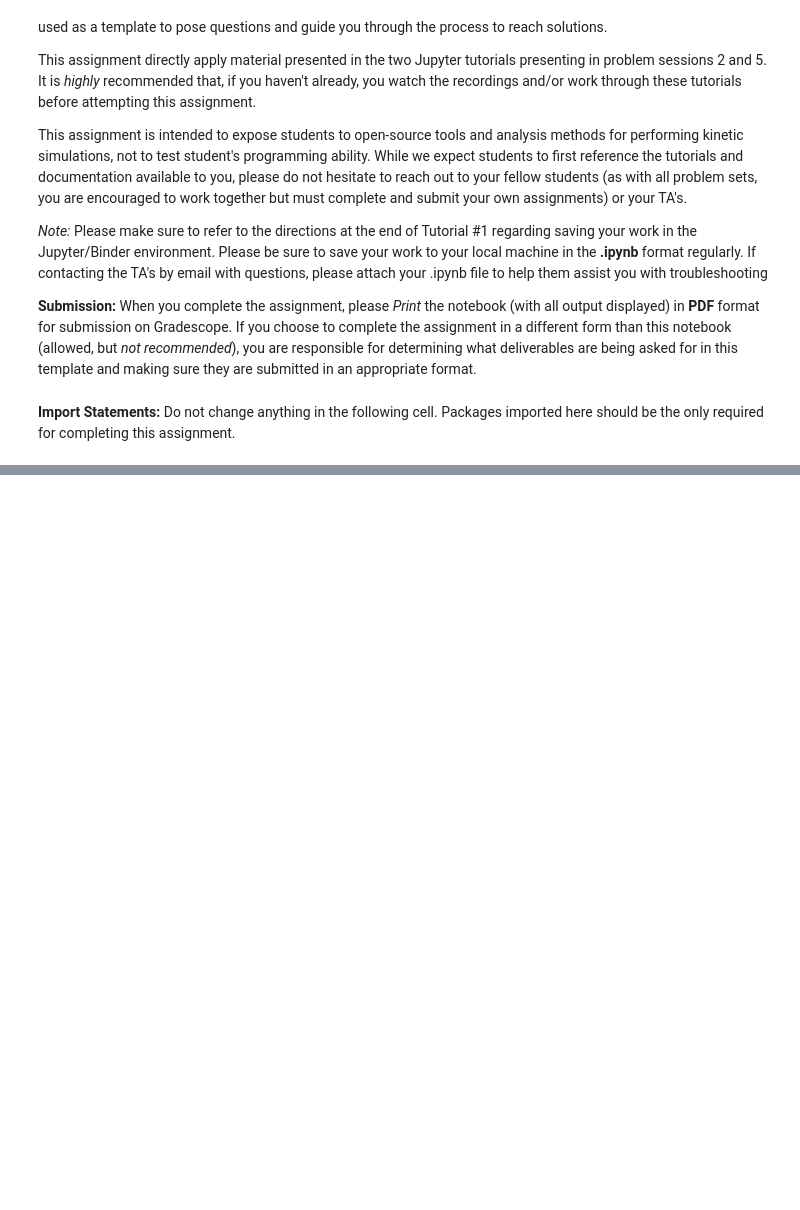
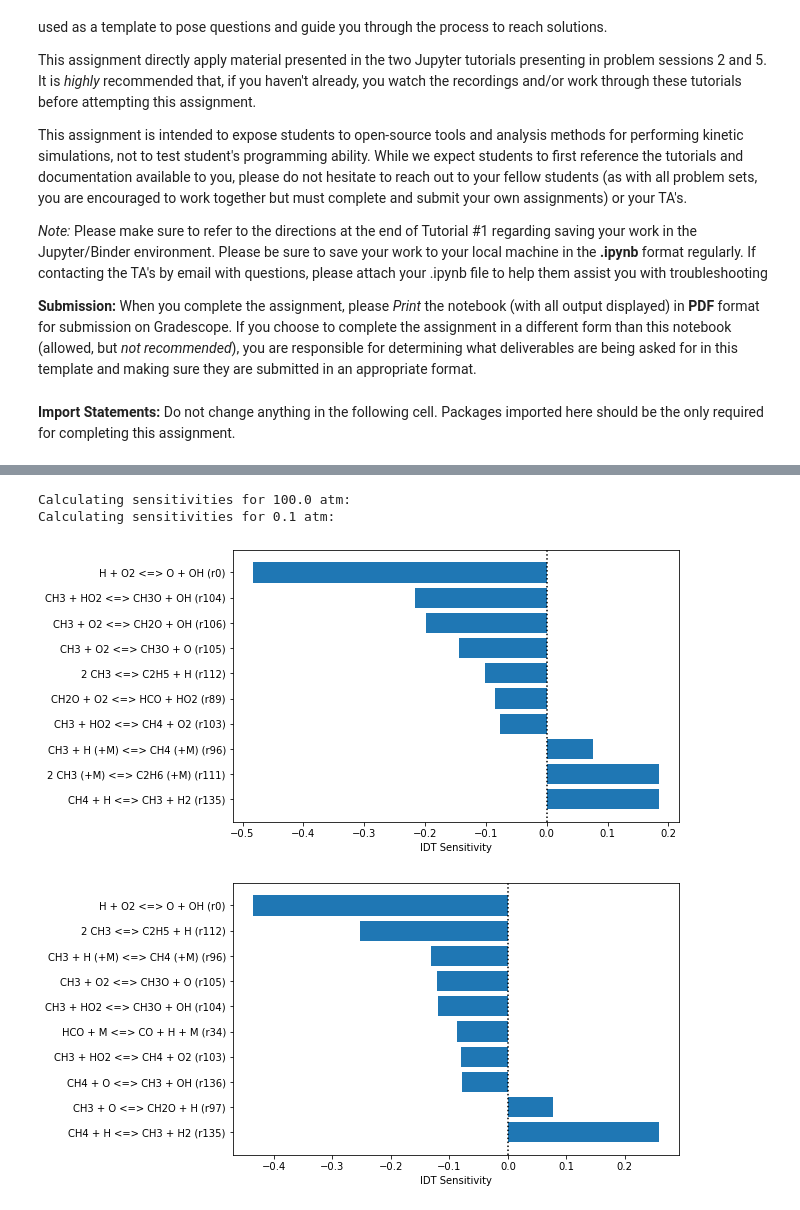
Before and after one commit to ajsusa/ME362B, a Jupyter notebook: notebooks/problem_set_5_w_solutions.ipynb, the cells around one changed output, grey strips where cells are left out. Cells and saved outputs as stored; diff of their text form; code cells hidden in the pictures; blank space fills up the shorter version.

Commit message:
Finished problem_set_5_w_solutions.ipynb notebook Created problem_set_5.ipynb notebook
Signed-off-by: asusa <asusa@stanford.edu>

```diff
--- a/notebooks/problem_set_5_w_solutions.ipynb
+++ b/notebooks/problem_set_5_w_solutions.ipynb
@@ -114,5 +37,0 @@ In the following cell, we can see the format of the dictionary we'll be using to
-# %%
-'''No change needed in this cell'''
-
-gas = ct.Solution(mech_files['GRI 3.0'])
-init_result_dict(gas, species_of_interest=['H2', 'O2', 'OH', 'O', 'H', 'HO2', 'H2O2'])
@@ -149,0 +358,19 @@ In order to run a kinetic simulation, we can `step` our reactor
+# %%
+'''No change needed in this cell'''
+
+mech_files = {#'Stanford':os.path.abspath('../mechanisms/stanford-mech_v12.cti'),
+              'FFCM-1':os.path.abspath('../mechanisms/FFCM1.cti'),
+              'GRI 3.0':'gri30.cti',
+              'USC Mech-II':os.path.abspath('../mechanisms/USC_MechII.cti')}
+
+mech_list = list(mech_files.keys())
+gas_list = []
+
+for mech in mech_list:
+    gas = ct.Solution(mech_files[mech])
+    print(f'{mech + ":":12s}\t{gas.n_species:3.0f} Species\t{gas.n_reactions} Reactions')
+    gas_list += [gas]
+
+print()
+print(mech_list)
+print(gas_list)
@@ -149,0 +646,18 @@ In order to run a kinetic simulation, we can `step` our reactor
+# %%
+'''Type your code to calculate and plot sensitivities for pressures of 100 atm and 0.1 atm'''
+
+T = 1800.  # K
+Ps_sens = np.array([100, 0.1])  # atm
+oxidizer = {'O2':.21, 'N2':.79}
+
+sensitivities_P = {}
+gas = gas_list[0]
+
+for P in Ps_sens:
+    print(f'Calculating sensitivities for {P} atm:')
+    sensitivities_P[P] = calculate_sensitivities(gas, T=T, P=P*101325, phi=phi, f=fuel, ox=oxidizer, t_stop=1e-1)
+# %% [output]
+Calculating sensitivities for 100.0 atm:
+Calculating sensitivities for 0.1 atm:
+[figure, added]
+[figure, added]
```
Also changed, not shown: parts of 60 cells of this notebook, 3 other files.
